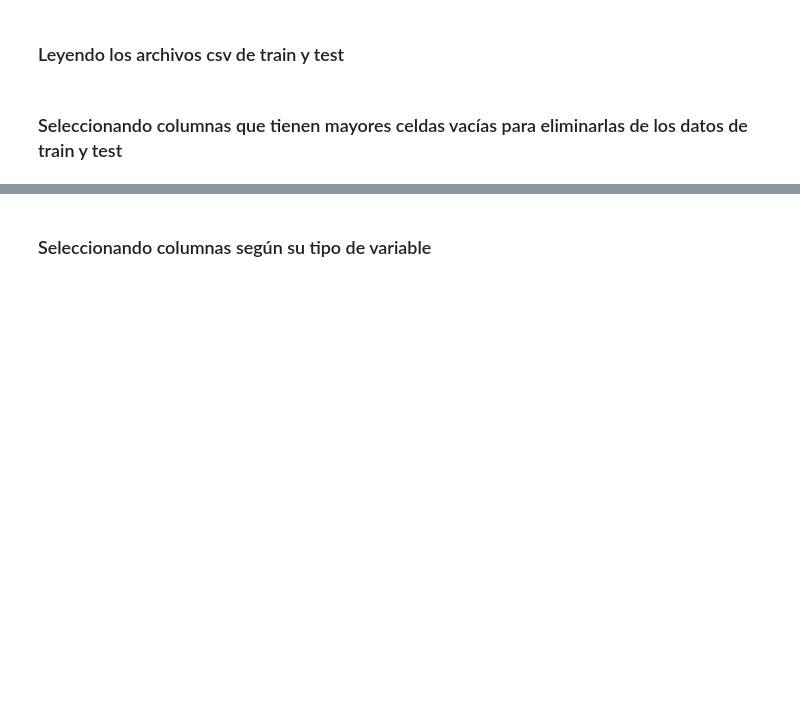
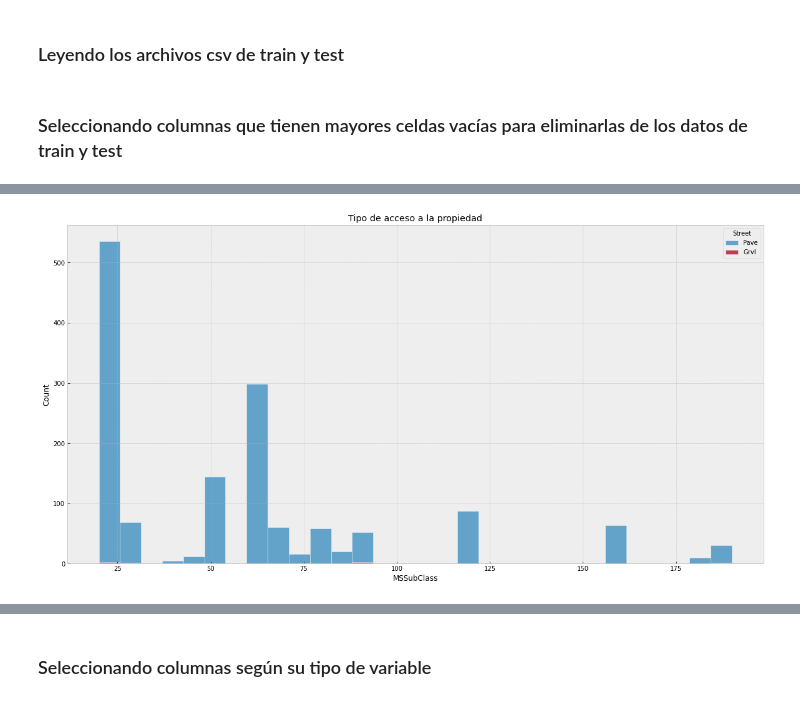
Before and after one commit to vcornejo22/Trabajo_Final_MLOPS, a Jupyter notebook: scr/Trabajo_final.ipynb, the cells around one changed output, grey strips where cells are left out. Drawn from its saved outputs; the diff is of its cells as text; code cells hidden in the pictures; blank space fills up the shorter version.

```diff
--- a/scr/Trabajo_final.ipynb
+++ b/scr/Trabajo_final.ipynb
@@ -31,0 +62,7 @@ test_new = test.drop(drop_columns, axis=1)
+# %%
+plt.figure(figsize=(20,10))
+sns.histplot(data=train_new, x='MSSubClass', hue='Street', bins=30, multiple='stack')
+plt.title('Tipo de acceso a la propiedad')
+plt.show()
+# %% [output]
+[figure, added]
```
Also changed, not shown: parts of 25 cells of this notebook.
